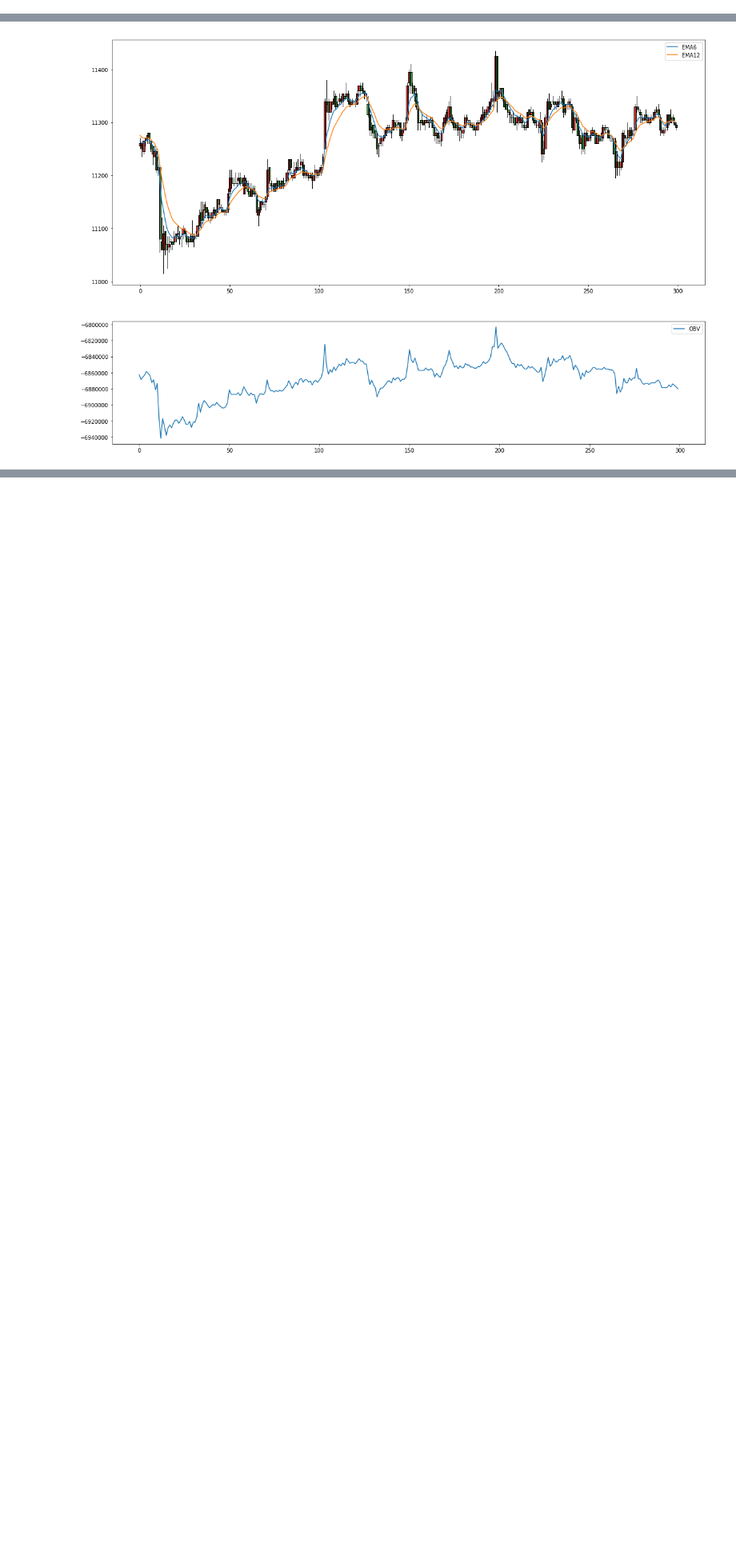
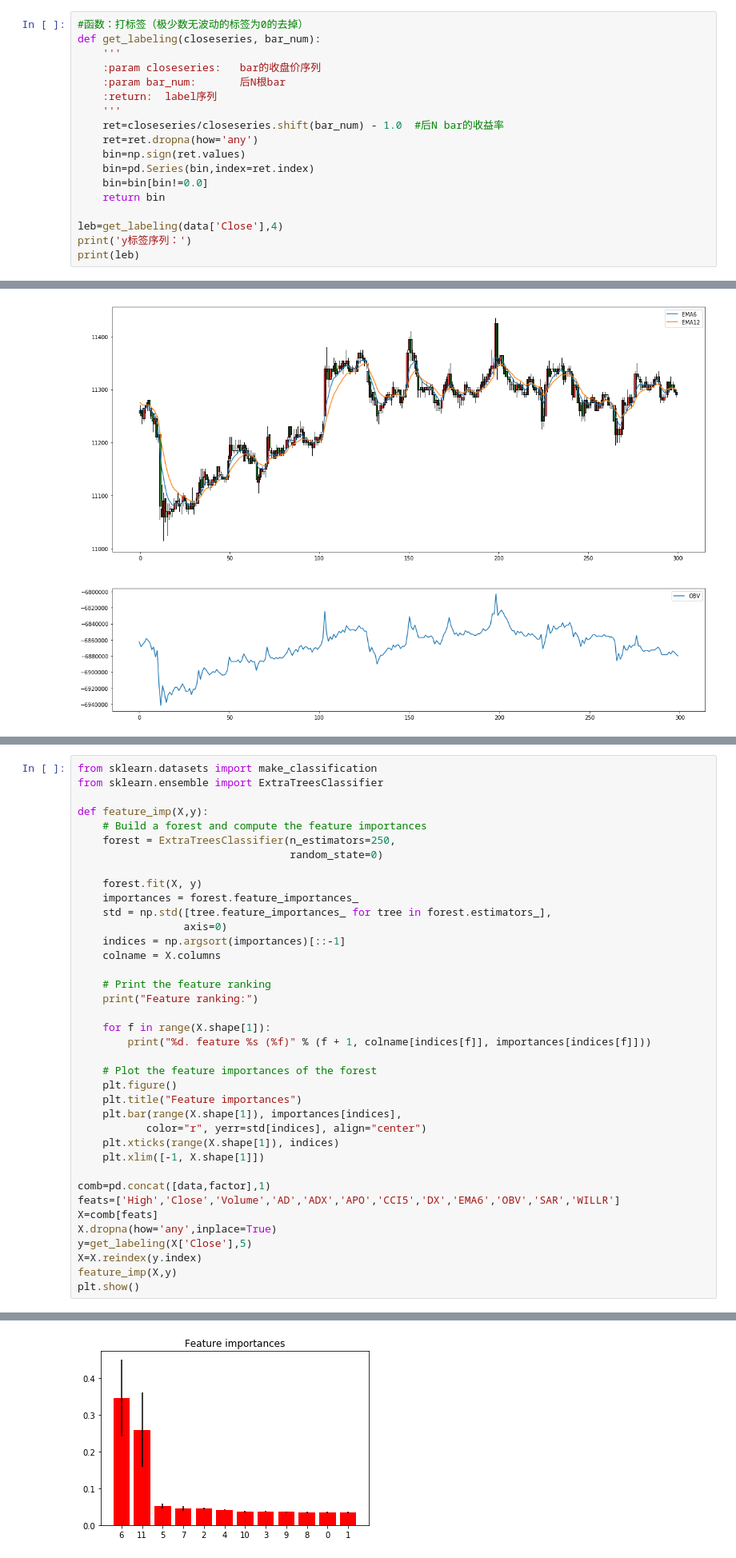
Before and after one commit to quanttrade/AI_Quant_Course, a Jupyter notebook: notebook/02.Working_with_data&feature.ipynb, the cells around one changed output, grey strips where cells are left out. Shown: that part at 80% size. Saved outputs shown, nothing was run; the diff lists cells and outputs as text; blank space fills up the shorter version.

```diff
--- a/notebook/02.Working_with_data&feature.ipynb
+++ b/notebook/02.Working_with_data&feature.ipynb
@@ -432,0 +474,18 @@ print('收益率最大值=%f  最小值=%f  序列个数=%d'%(returns3.max(),ret
+# %%
+#函数：打标签（极少数无波动的标签为0的去掉）
+def get_labeling(closeseries, bar_num):
+    '''
+    :param closeseries:   bar的收盘价序列
+    :param bar_num:       后N根bar
+    :return:  label序列
+    '''
+    ret=closeseries/closeseries.shift(bar_num) - 1.0  #后N bar的收益率
+    ret=ret.dropna(how='any')
+    bin=np.sign(ret.values)
+    bin=pd.Series(bin,index=ret.index)
+    bin=bin[bin!=0.0]
+    return bin
+
+leb=get_labeling(data['Close'],4)
+print('y标签序列：')
+print(leb)
@@ -694,0 +1010,39 @@ plt.show()
+# %%
+from sklearn.datasets import make_classification
+from sklearn.ensemble import ExtraTreesClassifier
+
+def feature_imp(X,y):
+    # Build a forest and compute the feature importances
+    forest = ExtraTreesClassifier(n_estimators=250,
+                                  random_state=0)
+
+    forest.fit(X, y)
+    importances = forest.feature_importances_
+    std = np.std([tree.feature_importances_ for tree in forest.estimators_],
+                 axis=0)
+    indices = np.argsort(importances)[::-1]
+    colname = X.columns
+
+    # Print the feature ranking
+    print("Feature ranking:")
+
+    for f in range(X.shape[1]):
+        print("%d. feature %s (%f)" % (f + 1, colname[indices[f]], importances[indices[f]]))
+
+    # Plot the feature importances of the forest
+    plt.figure()
+    plt.title("Feature importances")
+    plt.bar(range(X.shape[1]), importances[indices],
+           color="r", yerr=std[indices], align="center")
+    plt.xticks(range(X.shape[1]), indices)
+    plt.xlim([-1, X.shape[1]])
+
+comb=pd.concat([data,factor],1)
+feats=['High','Close','Volume','AD','ADX','APO','CCI5','DX','EMA6','OBV','SAR','WILLR']
+X=comb[feats]
+X.dropna(how='any',inplace=True)
+y=get_labeling(X['Close'],5)
+X=X.reindex(y.index)
+feature_imp(X,y)
+plt.show()
+# %% [output]
@@ -694,0 +1065 @@ plt.show()
+[figure, added]
```
Also changed, not shown: parts of 21 cells of this notebook, 2 other files.
